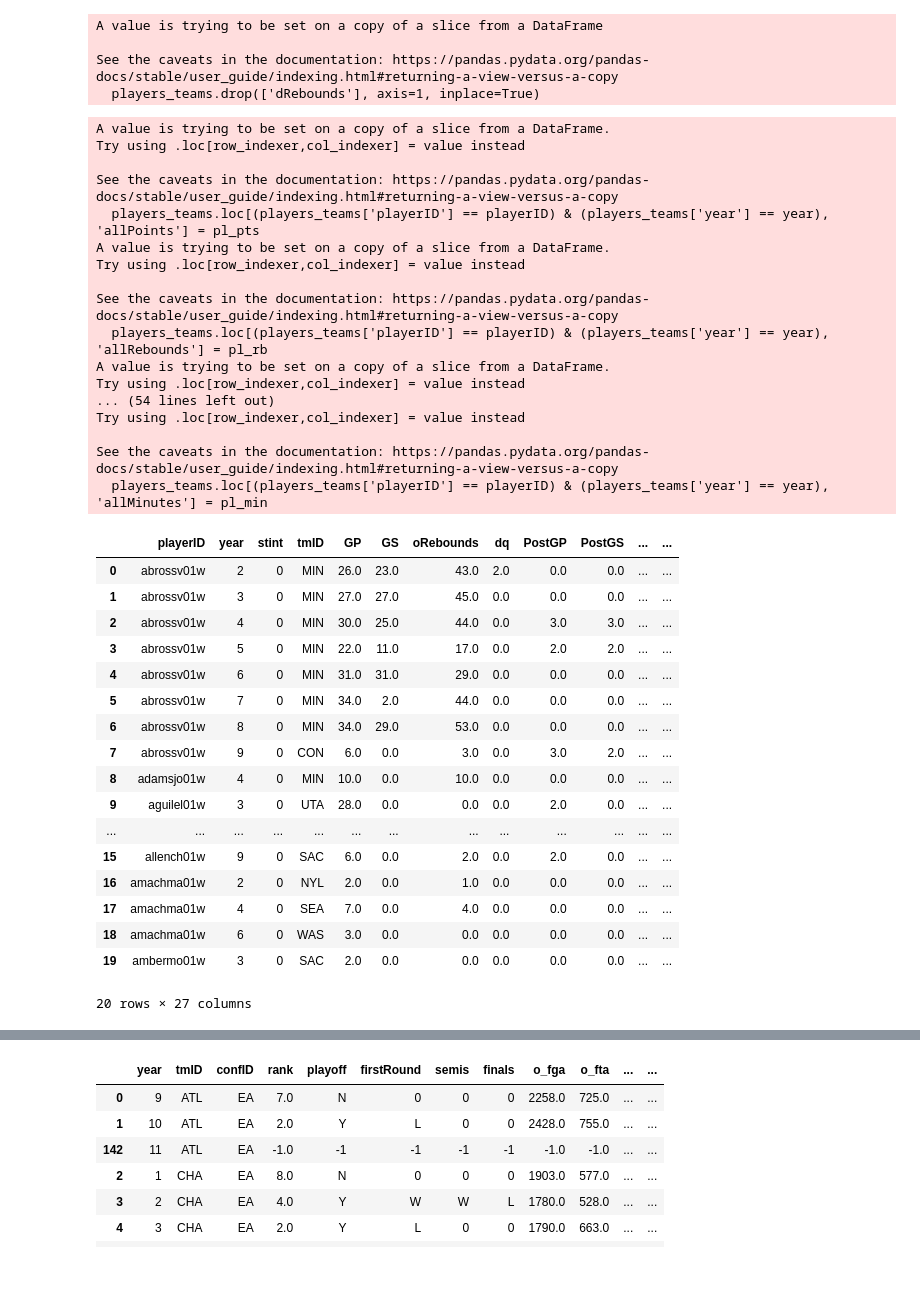
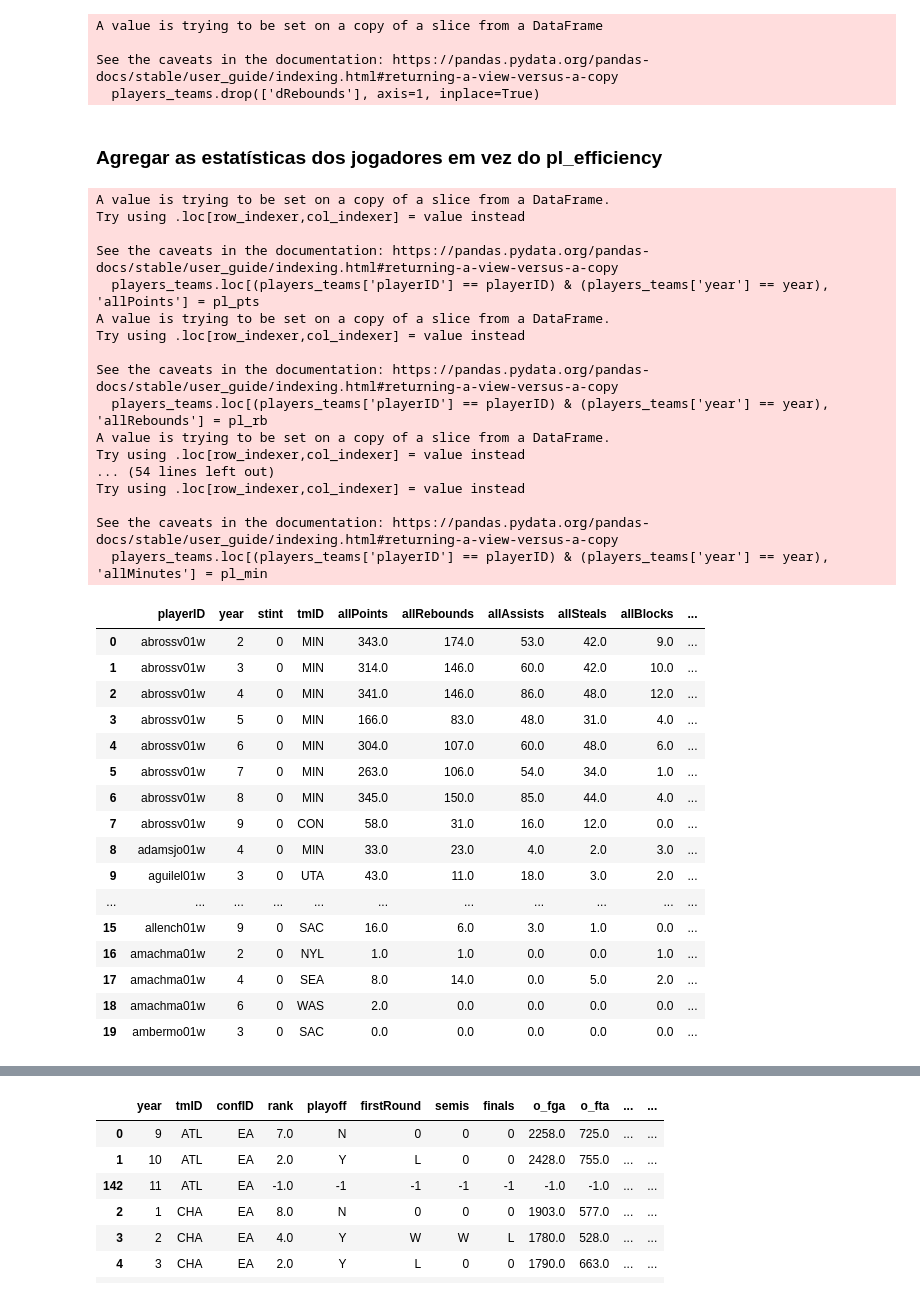
Before and after one commit to jmisidro/FEUP_ML, a Jupyter notebook: src/preparation.ipynb, the cells around one changed output, grey strips where cells are left out. Drawn from its saved outputs; the diff is of its cells as text; code cells hidden in the pictures.

Commit message:
tenho q dar merge das estatisticas dos jogadores para o df final

```diff
--- a/src/preparation.ipynb
+++ b/src/preparation.ipynb
@@ -266,6 +259,8 @@ merged_df['last_3_years_sum_awards'] = merged_df.apply(
 merged_df['all_time_sum_awards'] = merged_df.apply(
     lambda row: calculate_all_time_sum(row['playerID'], row['year']), axis=1
 )
+# %% [markdown]
+### Agregar as estatísticas dos jogadores em vez do pl_efficiency
 # %%
 # Adding postseason statistics to regular season statistics for each player
 for year, lg_data in players_teams.groupby('year'):
@@ -319,51 +314,51 @@ for year, lg_data in players_teams.groupby('year'):
         players_teams.loc[(players_teams['playerID'] == playerID) & (players_teams['year'] == year), 'allPF'] = pl_pf
         players_teams.loc[(players_teams['playerID'] == playerID) & (players_teams['year'] == year), 'allFGA'] = pl_fga
         players_teams.loc[(players_teams['playerID'] == playerID) & (players_teams['year'] == year), 'allTR'] = pl_tr
         players_teams.loc[(players_teams['playerID'] == playerID) & (players_teams['year'] == year), 'allTRA'] = pl_tra
         players_teams.loc[(players_teams['playerID'] == playerID) & (players_teams['year'] == year), 'allMinutes'] = pl_min
 
 
 
 players_teams = players_teams.drop(['points', 'rebounds', 'assists', 'steals', 'blocks', 'turnovers', 'PF', 'fgAttempted', 'fgMade', 'ftAttempted', 'ftMade', 'threeAttempted', 'threeMade', 'minutes'], axis=1)
 players_teams = players_teams.drop(['PostPoints', 'PostRebounds', 'PostAssists', 'PostSteals', 'PostBlocks', 'PostTurnovers', 'PostPF', 'PostfgAttempted', 'PostfgMade', 'PostftAttempted', 'PostftMade', 'PostthreeAttempted', 'PostthreeMade', 'PostMinutes'], axis=1)
-## AINDA FALTAM ESTATISTICAS REMOVER E CALCULAR DEOPOIS
+players_teams = players_teams.drop(['GP', 'GS', 'oRebounds', 'dq', 'PostGP', 'PostGS', 'PostoRebounds', 'PostdRebounds', 'PostDQ'], axis=1)
+
 
 players_teams.head(20)
 # %% [output]
 A value is trying to be set on a copy of a slice from a DataFrame.
 Try using .loc[row_indexer,col_indexer] = value instead
 
 See the caveats in the documentation: https://pandas.pydata.org/pandas-docs/stable/user_guide/indexing.html#returning-a-view-versus-a-copy
   players_teams.loc[(players_teams['playerID'] == playerID) & (players_teams['year'] == year), 'allPoints'] = pl_pts
 A value is trying to be set on a copy of a slice from a DataFrame.
 Try using .loc[row_indexer,col_indexer] = value instead
 
 See the caveats in the documentation: https://pandas.pydata.org/pandas-docs/stable/user_guide/indexing.html#returning-a-view-versus-a-copy
   players_teams.loc[(players_teams['playerID'] == playerID) & (players_teams['year'] == year), 'allRebounds'] = pl_rb
 A value is trying to be set on a copy of a slice from a DataFrame.
 Try using .loc[row_indexer,col_indexer] = value instead
 ... (54 lines left out)
 Try using .loc[row_indexer,col_indexer] = value instead
 
 See the caveats in the documentation: https://pandas.pydata.org/pandas-docs/stable/user_guide/indexing.html#returning-a-view-versus-a-copy
   players_teams.loc[(players_teams['playerID'] == playerID) & (players_teams['year'] == year), 'allMinutes'] = pl_min
-|  | playerID | year | stint | tmID | GP | GS | oRebounds | dq | PostGP | PostGS | ... | ... |
-| 0 | abrossv01w | 2 | 0 | MIN | 26.0 | 23.0 | 43.0 | 2.0 | 0.0 | 0.0 | ... | ... |
-| 1 | abrossv01w | 3 | 0 | MIN | 27.0 | 27.0 | 45.0 | 0.0 | 0.0 | 0.0 | ... | ... |
-| 2 | abrossv01w | 4 | 0 | MIN | 30.0 | 25.0 | 44.0 | 0.0 | 3.0 | 3.0 | ... | ... |
-| 3 | abrossv01w | 5 | 0 | MIN | 22.0 | 11.0 | 17.0 | 0.0 | 2.0 | 2.0 | ... | ... |
-| 4 | abrossv01w | 6 | 0 | MIN | 31.0 | 31.0 | 29.0 | 0.0 | 0.0 | 0.0 | ... | ... |
-| 5 | abrossv01w | 7 | 0 | MIN | 34.0 | 2.0 | 44.0 | 0.0 | 0.0 | 0.0 | ... | ... |
-| 6 | abrossv01w | 8 | 0 | MIN | 34.0 | 29.0 | 53.0 | 0.0 | 0.0 | 0.0 | ... | ... |
-| 7 | abrossv01w | 9 | 0 | CON | 6.0 | 0.0 | 3.0 | 0.0 | 3.0 | 2.0 | ... | ... |
-| 8 | adamsjo01w | 4 | 0 | MIN | 10.0 | 0.0 | 10.0 | 0.0 | 0.0 | 0.0 | ... | ... |
-| 9 | aguilel01w | 3 | 0 | UTA | 28.0 | 0.0 | 0.0 | 0.0 | 2.0 | 0.0 | ... | ... |
-| ... | ... | ... | ... | ... | ... | ... | ... | ... | ... | ... | ... | ... |
-| 15 | allench01w | 9 | 0 | SAC | 6.0 | 0.0 | 2.0 | 0.0 | 2.0 | 0.0 | ... | ... |
-| 16 | amachma01w | 2 | 0 | NYL | 2.0 | 0.0 | 1.0 | 0.0 | 0.0 | 0.0 | ... | ... |
-| 17 | amachma01w | 4 | 0 | SEA | 7.0 | 0.0 | 4.0 | 0.0 | 0.0 | 0.0 | ... | ... |
-| 18 | amachma01w | 6 | 0 | WAS | 3.0 | 0.0 | 0.0 | 0.0 | 0.0 | 0.0 | ... | ... |
-| 19 | ambermo01w | 3 | 0 | SAC | 2.0 | 0.0 | 0.0 | 0.0 | 0.0 | 0.0 | ... | ... |
+|  | playerID | year | stint | tmID | allPoints | allRebounds | allAssists | allSteals | allBlocks | ... |
+| 0 | abrossv01w | 2 | 0 | MIN | 343.0 | 174.0 | 53.0 | 42.0 | 9.0 | ... |
+| 1 | abrossv01w | 3 | 0 | MIN | 314.0 | 146.0 | 60.0 | 42.0 | 10.0 | ... |
+| 2 | abrossv01w | 4 | 0 | MIN | 341.0 | 146.0 | 86.0 | 48.0 | 12.0 | ... |
+| 3 | abrossv01w | 5 | 0 | MIN | 166.0 | 83.0 | 48.0 | 31.0 | 4.0 | ... |
+| 4 | abrossv01w | 6 | 0 | MIN | 304.0 | 107.0 | 60.0 | 48.0 | 6.0 | ... |
+| 5 | abrossv01w | 7 | 0 | MIN | 263.0 | 106.0 | 54.0 | 34.0 | 1.0 | ... |
+| 6 | abrossv01w | 8 | 0 | MIN | 345.0 | 150.0 | 85.0 | 44.0 | 4.0 | ... |
+| 7 | abrossv01w | 9 | 0 | CON | 58.0 | 31.0 | 16.0 | 12.0 | 0.0 | ... |
+| 8 | adamsjo01w | 4 | 0 | MIN | 33.0 | 23.0 | 4.0 | 2.0 | 3.0 | ... |
+| 9 | aguilel01w | 3 | 0 | UTA | 43.0 | 11.0 | 18.0 | 3.0 | 2.0 | ... |
+| ... | ... | ... | ... | ... | ... | ... | ... | ... | ... | ... |
+| 15 | allench01w | 9 | 0 | SAC | 16.0 | 6.0 | 3.0 | 1.0 | 0.0 | ... |
+| 16 | amachma01w | 2 | 0 | NYL | 1.0 | 1.0 | 0.0 | 0.0 | 1.0 | ... |
+| 17 | amachma01w | 4 | 0 | SEA | 8.0 | 14.0 | 0.0 | 5.0 | 2.0 | ... |
+| 18 | amachma01w | 6 | 0 | WAS | 2.0 | 0.0 | 0.0 | 0.0 | 0.0 | ... |
+| 19 | ambermo01w | 3 | 0 | SAC | 0.0 | 0.0 | 0.0 | 0.0 | 0.0 | ... |
-20 rows × 27 columns
 # %%
 # Drop all columns except the ones we need
```
Also changed, not shown: parts of 8 cells of this notebook, 1 other file.
